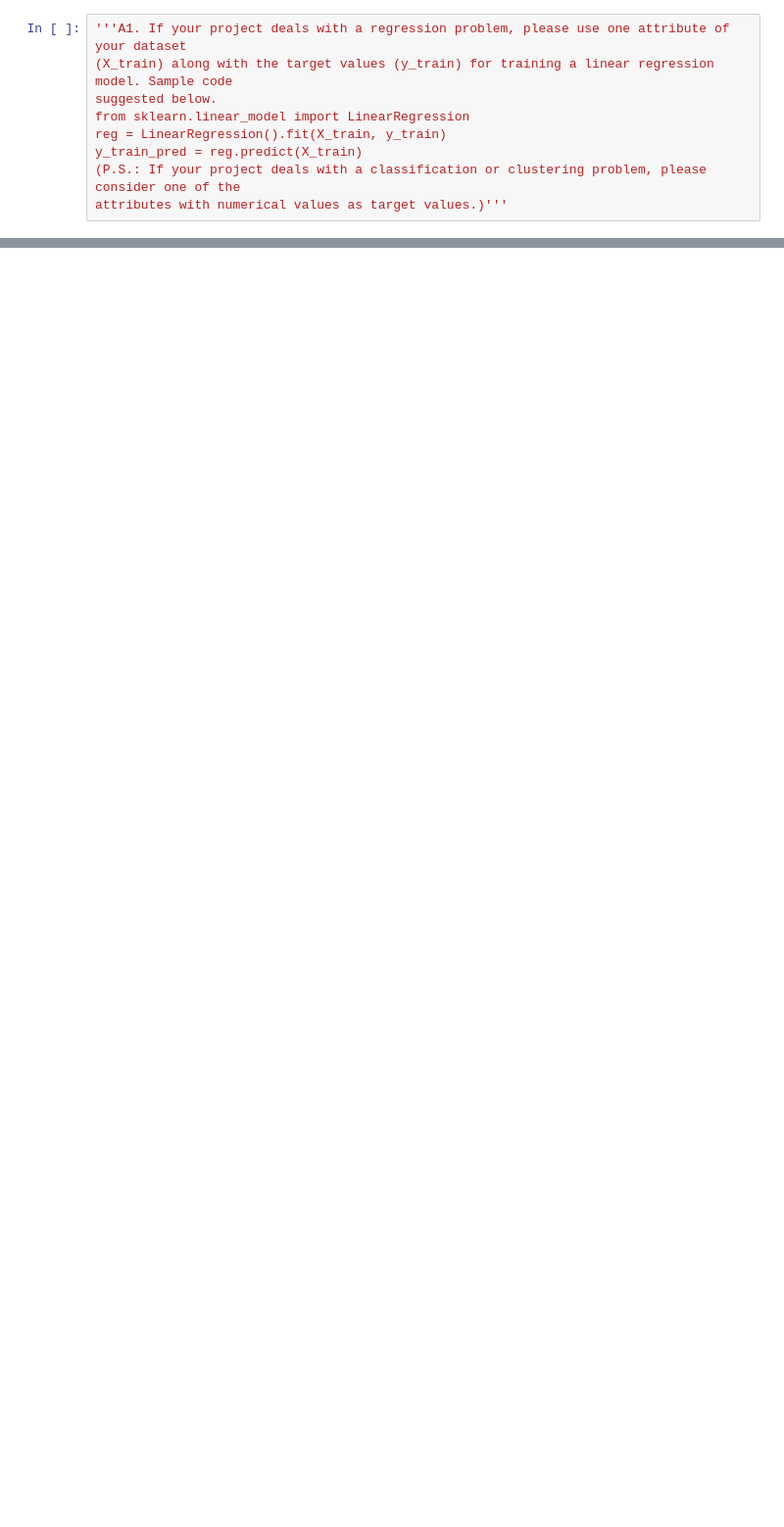
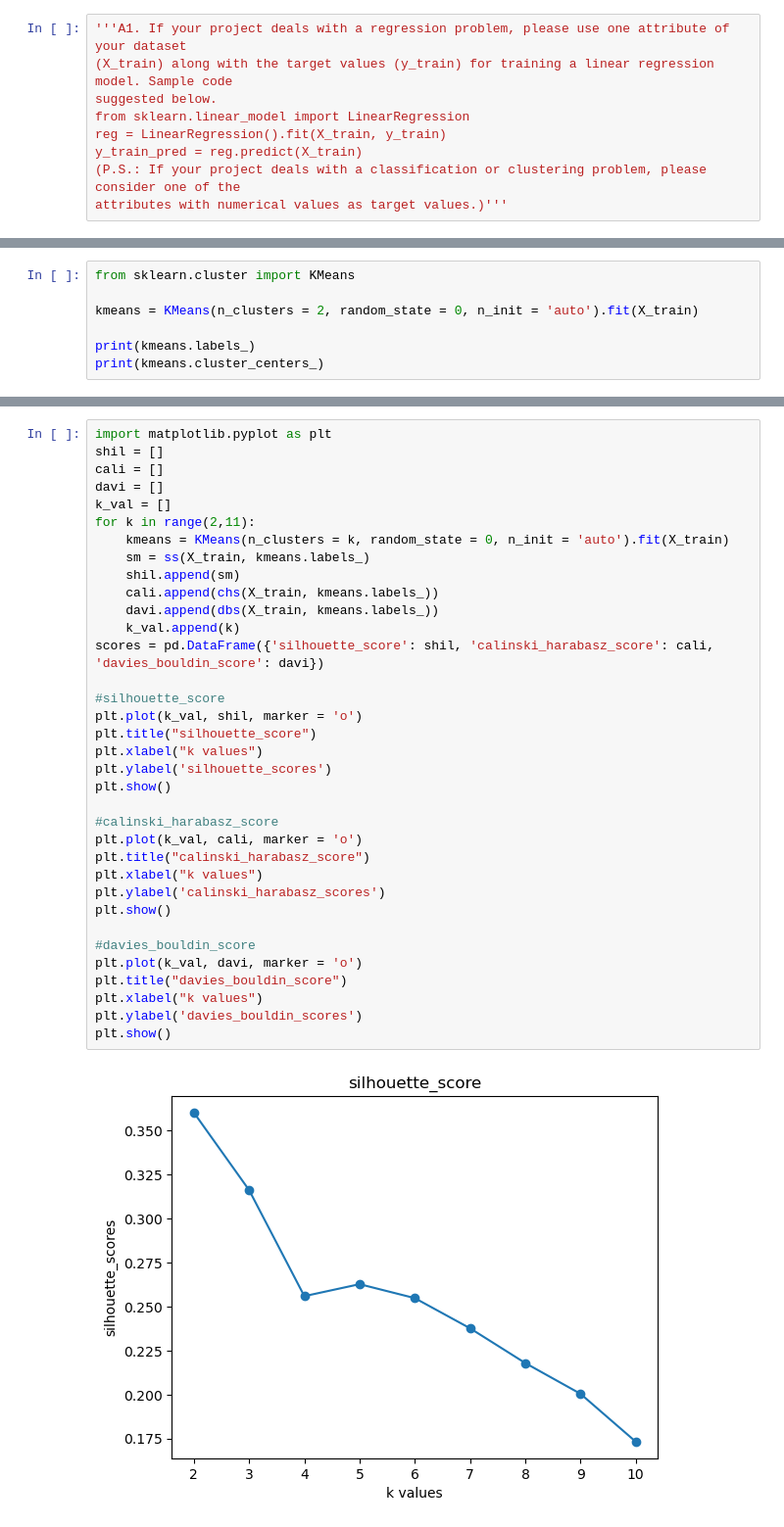
Before and after one commit to Sheethal-Madithilveedu/Machine-Learning, a Jupyter notebook: ML_Lab5.ipynb, the cells around one changed output, grey strips where cells are left out. Shown at 98% size. Saved outputs shown, nothing was run; the diff lists cells and outputs as text; blank space fills up the shorter version.

Commit message:
Done with visualizing

```diff
--- a/ML_Lab5.ipynb
+++ b/ML_Lab5.ipynb
@@ -55,0 +139,7 @@ NameError: name 'LinearRegression' is not defined
+# %%
+from sklearn.cluster import KMeans
+
+kmeans = KMeans(n_clusters = 2, random_state = 0, n_init = 'auto').fit(X_train)
+
+print(kmeans.labels_)
+print(kmeans.cluster_centers_)
@@ -55,0 +182,37 @@ NameError: name 'LinearRegression' is not defined
+# %%
+import matplotlib.pyplot as plt
+shil = []
+cali = []
+davi = []
+k_val = []
+for k in range(2,11):
+    kmeans = KMeans(n_clusters = k, random_state = 0, n_init = 'auto').fit(X_train)
+    sm = ss(X_train, kmeans.labels_)
+    shil.append(sm)
+    cali.append(chs(X_train, kmeans.labels_))
+    davi.append(dbs(X_train, kmeans.labels_))
+    k_val.append(k)
+scores = pd.DataFrame({'silhouette_score': shil, 'calinski_harabasz_score': cali, 'davies_bouldin_score': davi})
+
+#silhouette_score
+plt.plot(k_val, shil, marker = 'o')
+plt.title("silhouette_score")
+plt.xlabel("k values")
+plt.ylabel('silhouette_scores')
+plt.show()
+
+#calinski_harabasz_score
+plt.plot(k_val, cali, marker = 'o')
+plt.title("calinski_harabasz_score")
+plt.xlabel("k values")
+plt.ylabel('calinski_harabasz_scores')
+plt.show()
+
+#davies_bouldin_score
+plt.plot(k_val, davi, marker = 'o')
+plt.title("davies_bouldin_score")
+plt.xlabel("k values")
+plt.ylabel('davies_bouldin_scores')
+plt.show()
+# %% [output]
+[figure, added]
```
Also changed, not shown: parts of 9 cells of this notebook.
